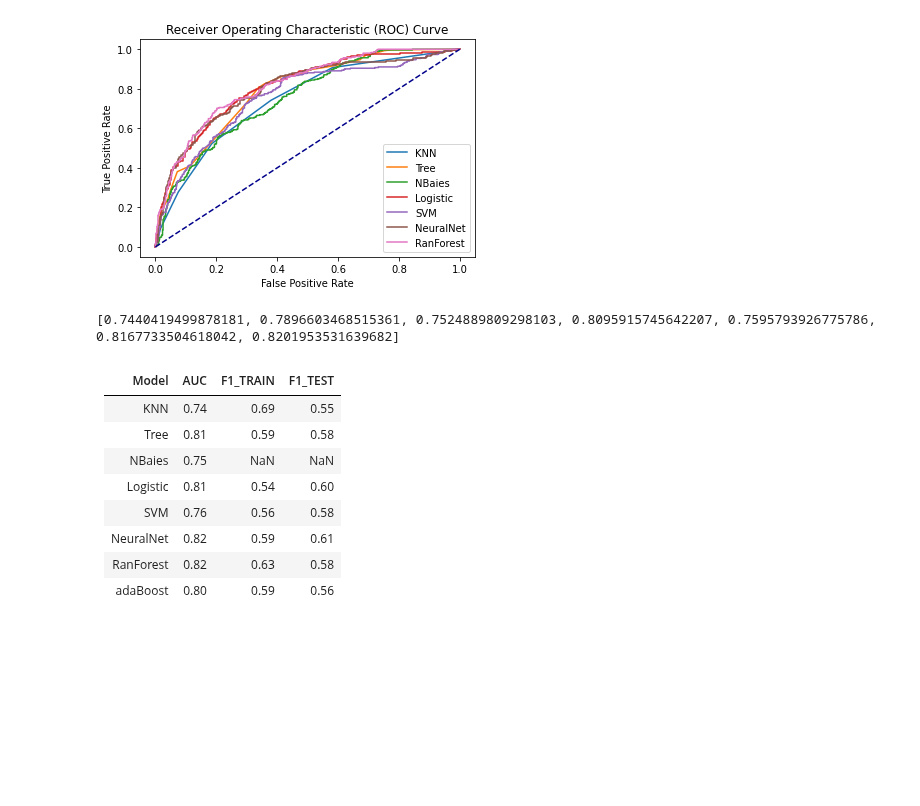
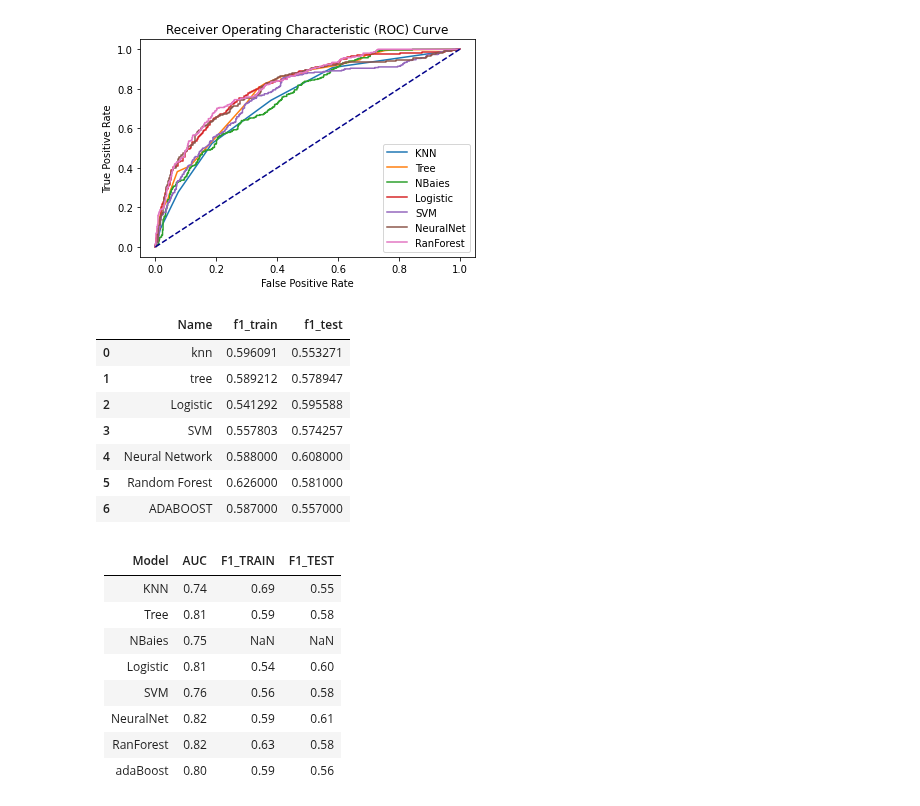
Before and after one commit to AndreaScarpellini1/ML-Project, a Jupyter notebook: Project .ipynb, the cells around one changed output. Cells and saved outputs as stored; diff of their text form; code cells hidden in the pictures; blank space fills up the shorter version.

```diff
--- a/Project .ipynb
+++ b/Project .ipynb
@@ -674,7 +674,7 @@ parameters = {"hidden_layer_sizes":[(14,7),(10, 5),(20, 10, 5),(50,10,5)],
               "solver":    ['lbfgs', 'sgd', 'adam'],
               "learning_rate":['constant', 'invscaling', 'adaptive']}
 
-hyperp_search(classifier,parameters)
+NN_f1_train,NN_f1_test=hyperp_search(classifier,parameters)
 
 #over fitting with: 'alpha': 0.1, 'hidden_layer_sizes': (100, 20, 5), 'max_iter': 2000
 #over fitting
@@ -713,7 +713,7 @@ parameters = {'n_estimators' :     np.arange(22,27,1),
               'min_samples_leaf' : np.arange(2,40,1)
              };
 
-hyperp_search(classifier,parameters)
+RF_f1_train,RF_f1_test=hyperp_search(classifier,parameters)
 # %% [output]
 Fitting 3 folds for each of 16 candidates, totalling 48 fits
 f1_train: 0.534211 using {'criterion': 'gini', 'max_depth': 7, 'min_samples_leaf': 4, 'min_samples_split': 6, 'n_estimators': 24}
@@ -747,7 +747,7 @@ parameters = {'n_estimators'  : [2000,3000,5000,6000],
               'learning_rate' : [0.0001, 0.01, 0.1, 1, 10],
               'algorithm': ['SAMME', 'SAMME.R']}
 
-hyperp_search(classifier,parameters)
+ADAB_f1_train,ADAB_f1_test=hyperp_search(classifier,parameters)
 # %% [output]
 Fitting 3 folds for each of 40 candidates, totalling 120 fits
 f1_train: 0.551411 using {'algorithm': 'SAMME.R', 'learning_rate': 0.01, 'n_estimators': 3000}
@@ -782,11 +782,24 @@ plt.show()
 # %% [output]
 [figure]
 # %%
-AUC=[AUC1,AUC2,AUC3,AUC4,AUC5,AUC6,AUC7]
+F1_TRAIN=[knn_f1_train,tree_f1_train,logi_f1_train,SV_f1_train,NN_f1_train,RF_f1_train,ADAB_f1_train]
+F1_TEST= [knn_f1_test, tree_f1_test, logi_f1_test, SV_f1_test, NN_f1_test, RF_f1_test,ADAB_f1_test]
+data = {'Name': ['knn','tree','Logistic','SVM','Neural Network','Random Forest','ADABOOST']}
+data['f1_train']=F1_TRAIN
+data['f1_test']=F1_TEST
+
+data=pd.DataFrame(data)
-# %%
-print(AUC)
-# %% [output]
-[0.7440419499878181, 0.7896603468515361, 0.7524889809298103, 0.8095915745642207, 0.7595793926775786, 0.8167733504618042, 0.8201953531639682]
+# %%
+data
+# %% [output]
+|  | Name | f1_train | f1_test |
+| 0 | knn | 0.596091 | 0.553271 |
+| 1 | tree | 0.589212 | 0.578947 |
+| 2 | Logistic | 0.541292 | 0.595588 |
+| 3 | SVM | 0.557803 | 0.574257 |
+| 4 | Neural Network | 0.588000 | 0.608000 |
+| 5 | Random Forest | 0.626000 | 0.581000 |
+| 6 | ADABOOST | 0.587000 | 0.557000 |
 # %% [markdown]
 |Model|AUC|F1_TRAIN|F1_TEST|
 |---|---|---|---|
```
Also changed, not shown: parts of 33 cells of this notebook.
